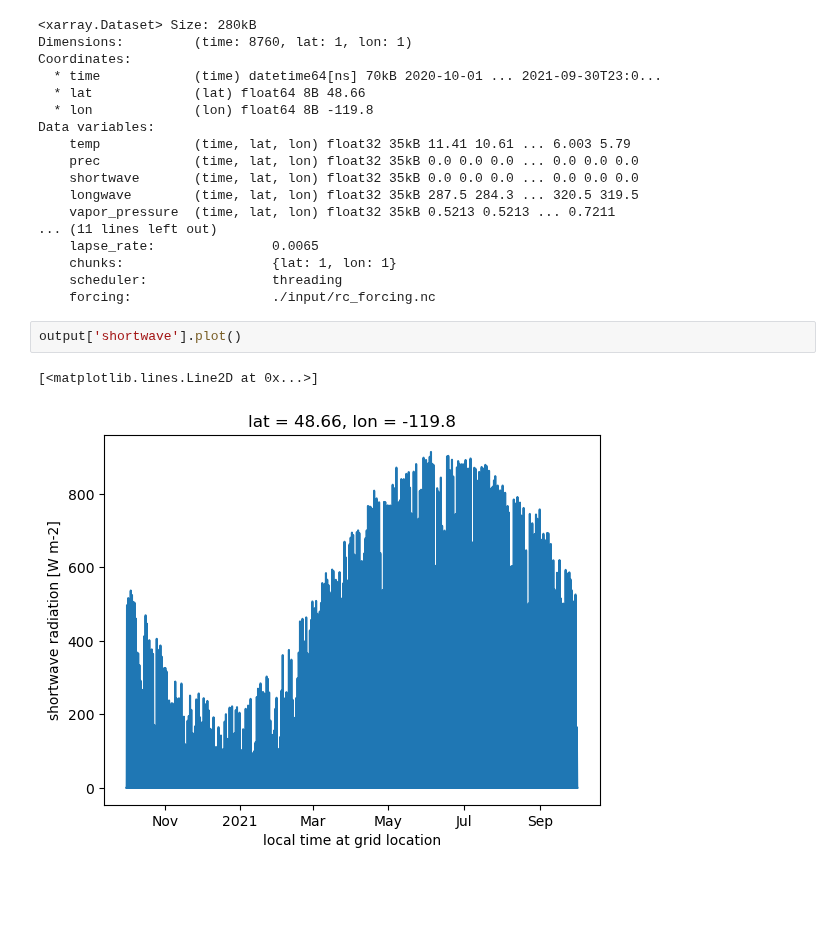
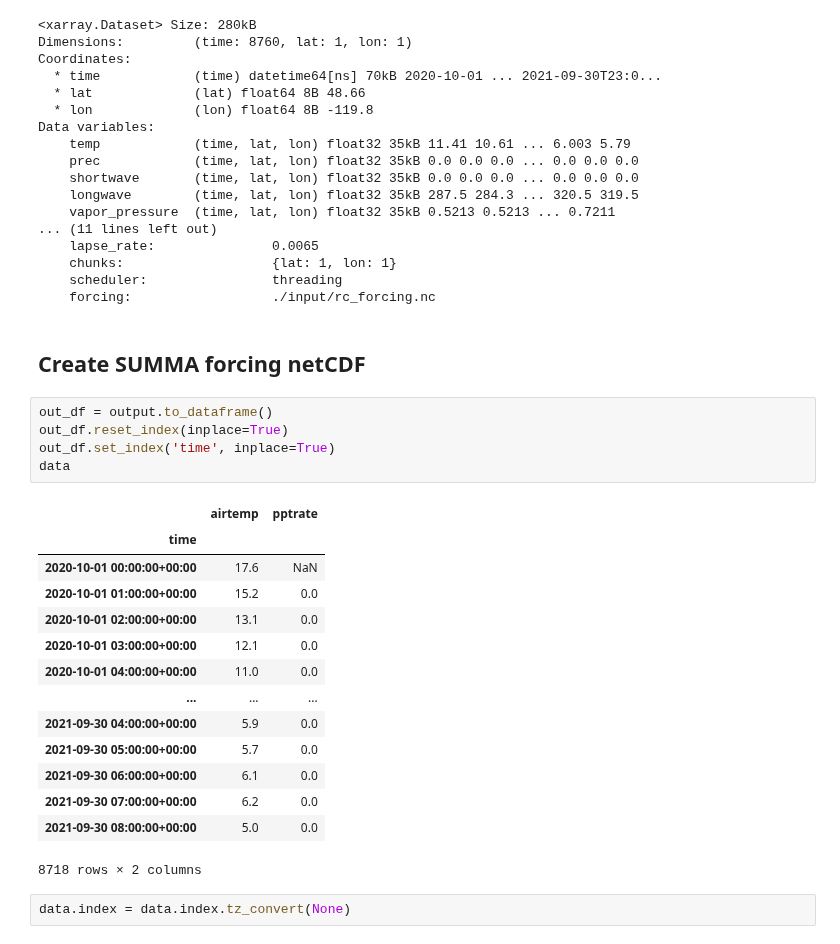
Before and after one commit to clinton-alden/summa, a Jupyter notebook: processing/methow/metloom_api_pull.ipynb, the cells around one changed output. Drawn from its saved outputs; the diff is of its cells as text; blank space fills up the shorter version.

```diff
--- a/processing/methow/metloom_api_pull.ipynb
+++ b/processing/methow/metloom_api_pull.ipynb
@@ -244,8 +243,27 @@ Data variables:
     chunks:                   {lat: 1, lon: 1}
     scheduler:                threading
     forcing:                  ./input/rc_forcing.nc
-# %%
-output['shortwave'].plot()
-# %% [output]
-[<matplotlib.lines.Line2D at 0x...>]
-[figure, removed]
+# %% [markdown]
+## Create SUMMA forcing netCDF
+# %%
+out_df = output.to_dataframe()
+out_df.reset_index(inplace=True)
+out_df.set_index('time', inplace=True)
+data
+# %% [output]
+|  | airtemp | pptrate |
+| time |  |  |
+| 2020-10-01 00:00:00+00:00 | 17.6 | NaN |
+| 2020-10-01 01:00:00+00:00 | 15.2 | 0.0 |
+| 2020-10-01 02:00:00+00:00 | 13.1 | 0.0 |
+| 2020-10-01 03:00:00+00:00 | 12.1 | 0.0 |
+| 2020-10-01 04:00:00+00:00 | 11.0 | 0.0 |
+| ... | ... | ... |
+| 2021-09-30 04:00:00+00:00 | 5.9 | 0.0 |
+| 2021-09-30 05:00:00+00:00 | 5.7 | 0.0 |
+| 2021-09-30 06:00:00+00:00 | 6.1 | 0.0 |
+| 2021-09-30 07:00:00+00:00 | 6.2 | 0.0 |
+| 2021-09-30 08:00:00+00:00 | 5.0 | 0.0 |
+8718 rows × 2 columns
+# %%
+data.index = data.index.tz_convert(None)
```
Also changed, not shown: parts of 14 cells of this notebook.
